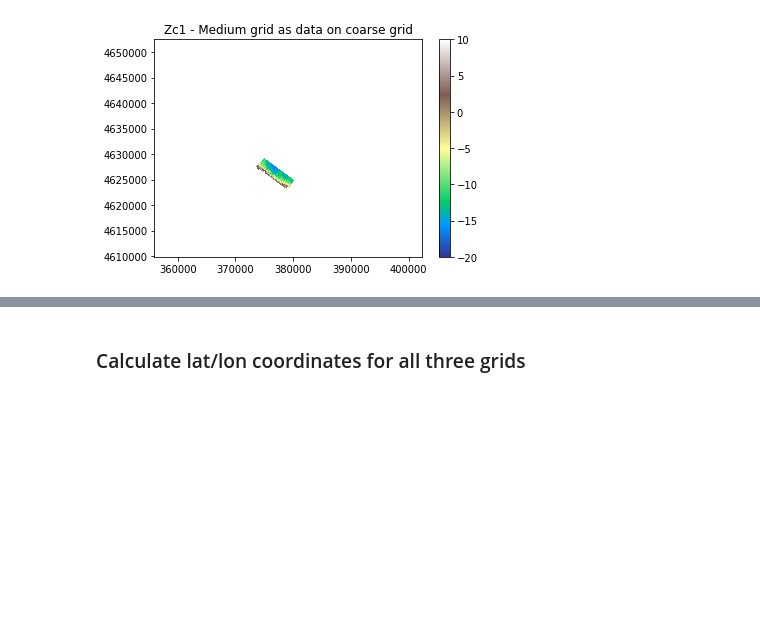
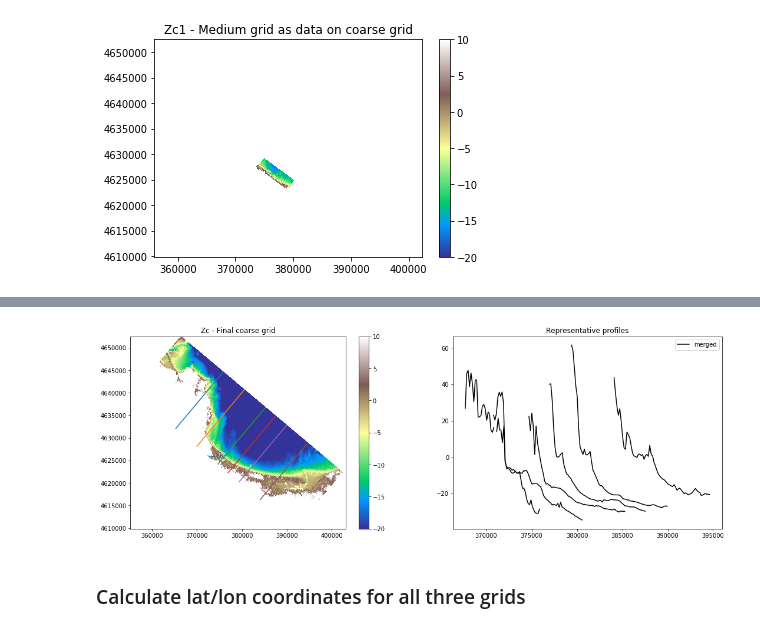
Before and after one commit to csherwood-usgs/CCBay, a Jupyter notebook: CCBay_grid_v1.ipynb, the cells around one changed output, grey strips where cells are left out. Drawn from its saved outputs; the diff is of its cells as text; code cells hidden in the pictures; blank space fills up the shorter version.

```diff
--- a/CCBay_grid_v1.ipynb
+++ b/CCBay_grid_v1.ipynb
@@ -794,6 +794,28 @@ plt.colorbar();
 # %%
 Zcstack = np.stack((Zc1,Zc3))
 Zc = np.nanmean(Zcstack, 0)
+# %%
+# plot
+fig = plt.figure(figsize=(18,6))
+plt.subplot(1,2,1)
+plt.pcolormesh(Xc,Yc,Zc,vmin=-20,vmax=10,cmap=plt.cm.terrain)
+for i in np.array([50,75,100,112,125,150]):
+    plt.plot(Xc[:,i],Yc[:,i],'-')
+
+plt.title('Zc - Final coarse grid')
+plt.colorbar()
+plt.axis('equal');
+plt.subplot(1,2,2)
+for i in np.array([50,75,100,112,125]):
+    plt.plot(Xc[:,i],Zc[:,i],'-k')
+
+# one last transect to get the legend
+i=150
+plt.plot(Xc[:,i],Zc[:,i],'-k',label='merged')
+plt.title('Representative profiles')
+plt.legend();
+# %% [output]
+[figure, added]
 # %% [markdown]
 ### Calculate lat/lon coordinates for all three grids
 # %%
```
Also changed, not shown: parts of 4 cells of this notebook.
